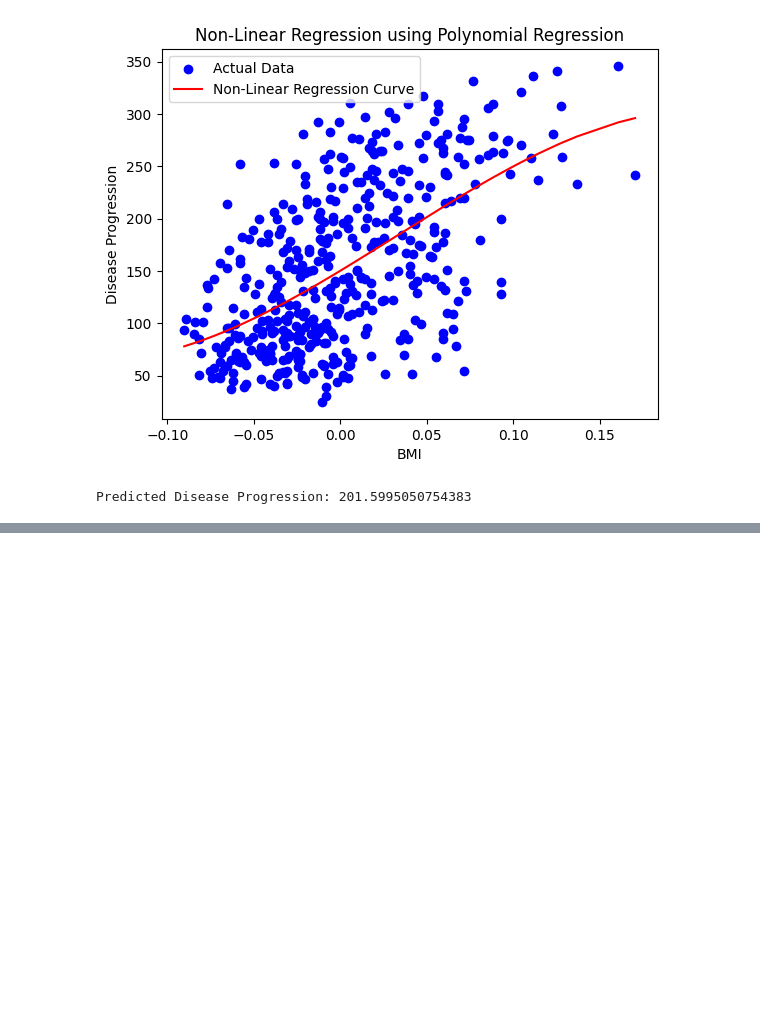
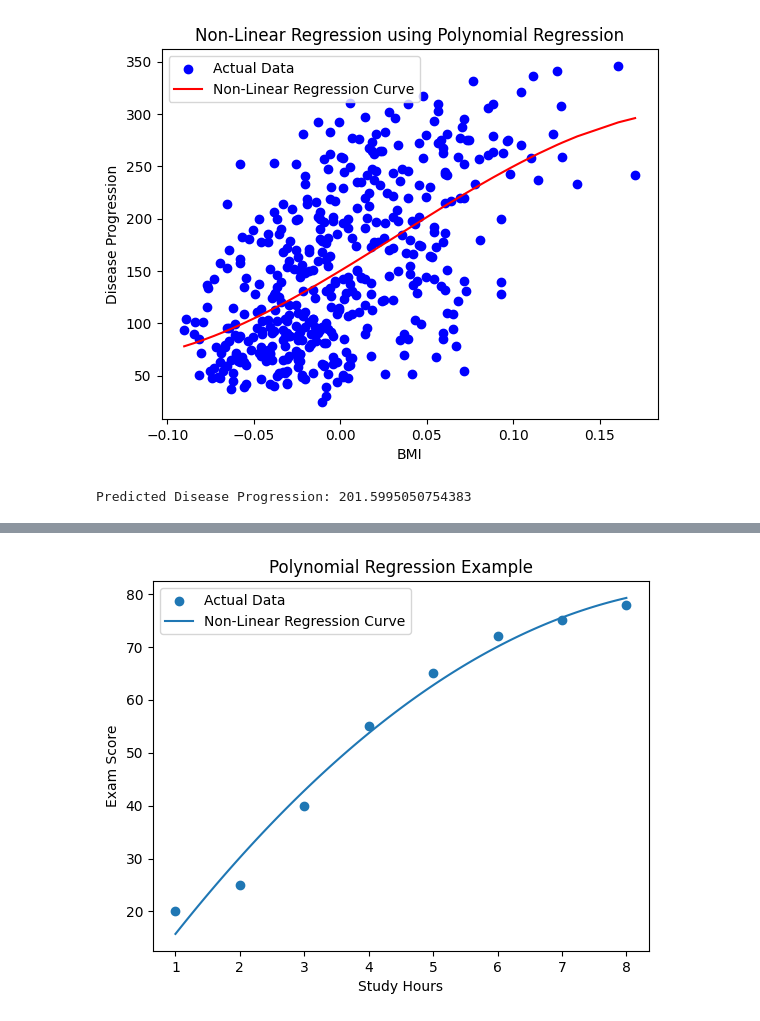
Before and after one commit to juiiee8487/ALML, a Jupyter notebook: LinearRegression_Non_LinearRegression.ipynb, the cells around one changed output, grey strips where cells are left out. Drawn from its saved outputs; the diff is of its cells as text; code cells hidden in the pictures; blank space fills up the shorter version.

```diff
--- a/LinearRegression_Non_LinearRegression.ipynb
+++ b/LinearRegression_Non_LinearRegression.ipynb
@@ -564,3 +564,81 @@ Mean Squared Error (MSE): 3883.351178536732
 R² Score: 0.34512199713015435
 [figure]
 Predicted Disease Progression: 201.5995050754383
+# %%
+import numpy as np
+import matplotlib.pyplot as plt
+from sklearn.preprocessing import PolynomialFeatures
+from sklearn.linear_model import LinearRegression
+from sklearn.metrics import mean_squared_error, r2_score
+
+# -----------------------------
+# 1. DATASET
+# -----------------------------
+X = np.array([1,2,3,4,5,6,7,8]).reshape(-1,1)   # Study hours
+y = np.array([20,25,40,55,65,72,75,78])        # Exam scores
+
+# -----------------------------
+# 2. POLYNOMIAL TRANSFORMATION
+# -----------------------------
+poly = PolynomialFeatures(degree=2)
+X_poly = poly.fit_transform(X)
+
+# -----------------------------
+# 3. TRAIN MODEL
+# -----------------------------
+model = LinearRegression()
+model.fit(X_poly, y)
+
+# -----------------------------
+# 4. PREDICTION ON TRAIN DATA
+# -----------------------------
+y_pred = model.predict(X_poly)
+
+# -----------------------------
+# 5. MODEL EVALUATION
+# -----------------------------
+mse = mean_squared_error(y, y_pred)
+r2 = r2_score(y, y_pred)
+
+print("Polynomial Degree:", poly.degree)
+
+# model.intercept_ represents the base value of the target variable
+# when all input features are zero (constant term of the equation)
+
+print("Intercept:", model.intercept_)
+
+# model.coef_ stores the coefficients (weights) of each feature
+# For polynomial regression:
+# coef_[1] -> contribution of x
+# coef_[2] -> contribution of x^2
+# These coefficients define the shape and curvature of the regression curve
+
+print("Coefficients:", model.coef_)
+
+
+print("Mean Squared Error (MSE):", mse)
+print("R² Score:", r2)
+
+# -----------------------------
+# 6. NEW PREDICTION
+# -----------------------------
+new_hours = [[6.5]]
+new_hours_poly = poly.transform(new_hours)
+predicted_score = model.predict(new_hours_poly)
+
+print("Predicted Exam Score for 6.5 study hours:", predicted_score[0])
+
+# -----------------------------
+# 7. VISUALIZATION
+# -----------------------------
+X_range = np.linspace(1, 8, 100).reshape(-1,1)
+y_range_pred = model.predict(poly.transform(X_range))
+
+plt.scatter(X, y, label="Actual Data")
+plt.plot(X_range, y_range_pred, label="Non-Linear Regression Curve")
+plt.xlabel("Study Hours")
+plt.ylabel("Exam Score")
+plt.title("Polynomial Regression Example")
+plt.legend()
+plt.show()
+# %% [output]
@@ -566,0 +651 @@ Predicted Disease Progression: 201.5995050754383
+[figure, added]
```
Also changed, not shown: parts of 1 cell of this notebook.
